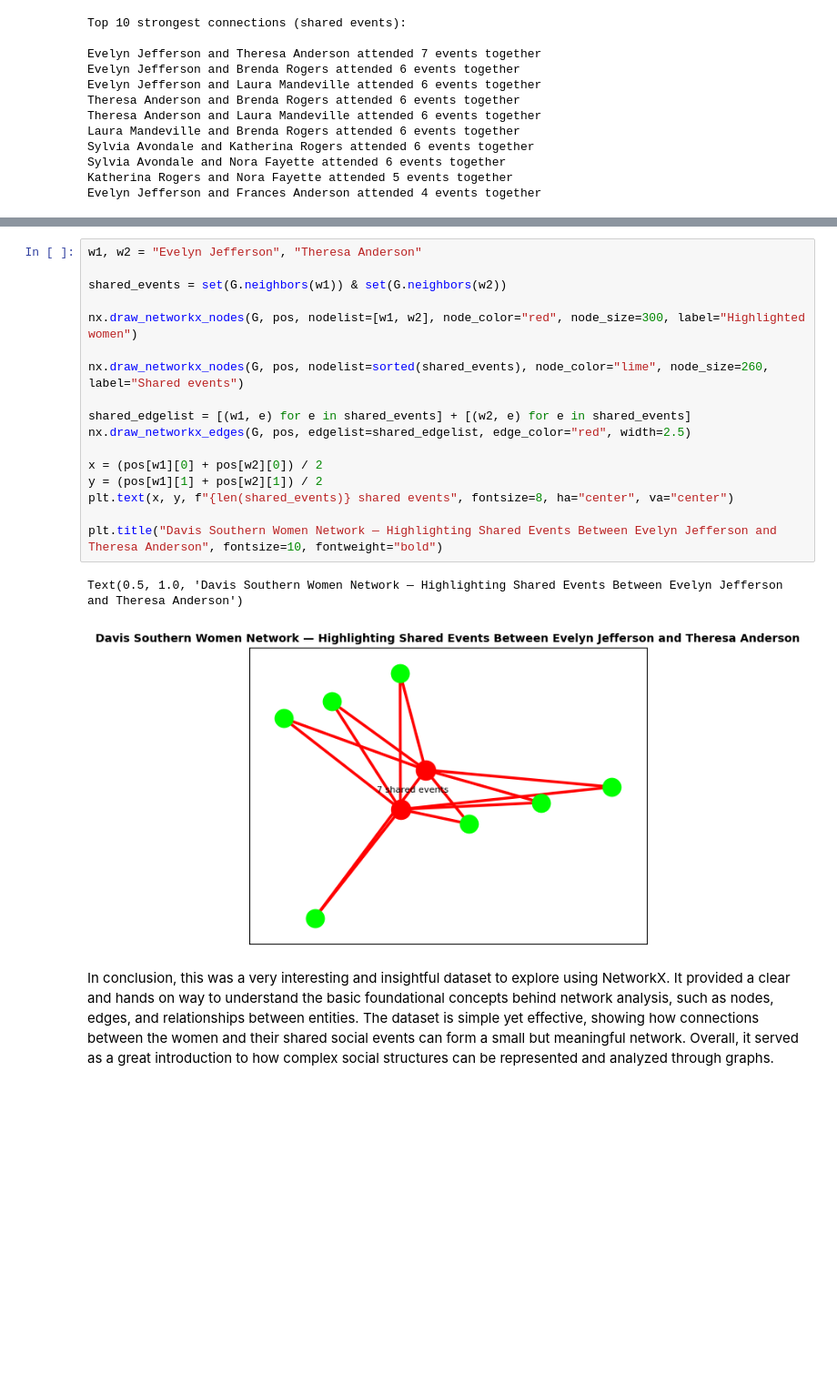
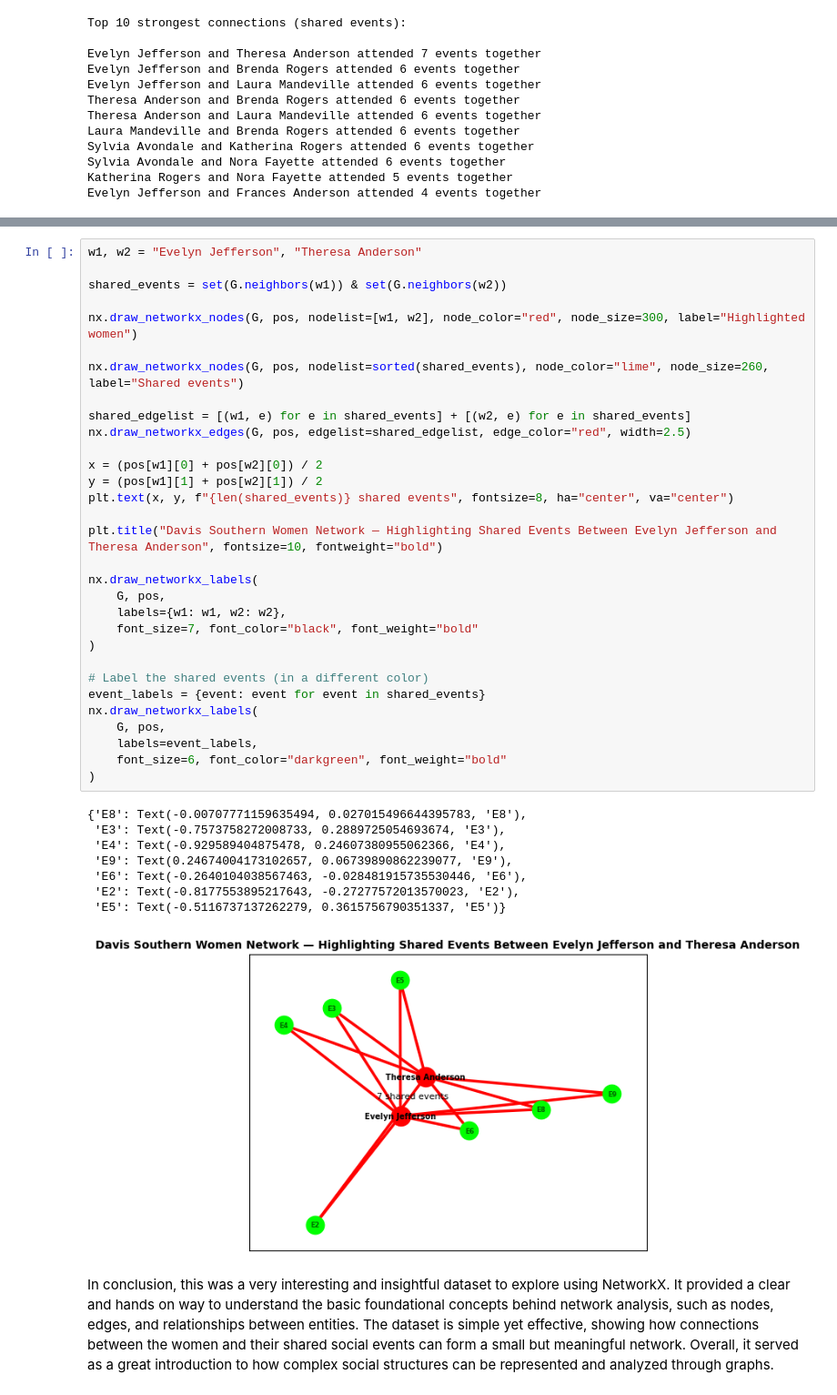
Before and after one commit to Foxxenn/CUNY_Data620_WebAnalytics, a Jupyter notebook: Week Six - Assignment Data Sets Joe Garcia.ipynb, the cells around one changed output, grey strips where cells are left out. Shown at 91% size. Drawn from its saved outputs; the diff is of its cells as text; blank space fills up the shorter version.

```diff
--- a/Week Six - Assignment Data Sets Joe Garcia.ipynb
+++ b/Week Six - Assignment Data Sets Joe Garcia.ipynb
@@ -126,22 +130,42 @@ Evelyn Jefferson and Frances Anderson attended 4 events together
 # %%
 w1, w2 = "Evelyn Jefferson", "Theresa Anderson"
 
 shared_events = set(G.neighbors(w1)) & set(G.neighbors(w2))
 
 nx.draw_networkx_nodes(G, pos, nodelist=[w1, w2], node_color="red", node_size=300, label="Highlighted women")
 
 nx.draw_networkx_nodes(G, pos, nodelist=sorted(shared_events), node_color="lime", node_size=260, label="Shared events")
 
 shared_edgelist = [(w1, e) for e in shared_events] + [(w2, e) for e in shared_events]
 nx.draw_networkx_edges(G, pos, edgelist=shared_edgelist, edge_color="red", width=2.5)
 
 x = (pos[w1][0] + pos[w2][0]) / 2
 y = (pos[w1][1] + pos[w2][1]) / 2
 plt.text(x, y, f"{len(shared_events)} shared events", fontsize=8, ha="center", va="center")
 
 plt.title("Davis Southern Women Network — Highlighting Shared Events Between Evelyn Jefferson and Theresa Anderson", fontsize=10, fontweight="bold")
+
+nx.draw_networkx_labels(
+    G, pos,
+    labels={w1: w1, w2: w2},
+    font_size=7, font_color="black", font_weight="bold"
+)
+
+# Label the shared events (in a different color)
+event_labels = {event: event for event in shared_events}
+nx.draw_networkx_labels(
+    G, pos,
+    labels=event_labels,
+    font_size=6, font_color="darkgreen", font_weight="bold"
+)
 # %% [output]
-Text(0.5, 1.0, 'Davis Southern Women Network — Highlighting Shared Events Between Evelyn Jefferson and Theresa Anderson')
+{'E8': Text(-0.00707771159635494, 0.027015496644395783, 'E8'),
+ 'E3': Text(-0.7573758272008733, 0.2889725054693674, 'E3'),
+ 'E4': Text(-0.929589404875478, 0.24607380955062366, 'E4'),
+ 'E9': Text(0.24674004173102657, 0.06739890862239077, 'E9'),
+ 'E6': Text(-0.2640104038567463, -0.028481915735530446, 'E6'),
+ 'E2': Text(-0.8177553895217643, -0.27277572013570023, 'E2'),
+ 'E5': Text(-0.5116737137262279, 0.3615756790351337, 'E5')}
-[figure, old version]
+[figure, new version]
 # %% [markdown]
 In conclusion, this was a very interesting and insightful dataset to explore using NetworkX. It provided a clear and hands on way to understand the basic foundational concepts behind network analysis, such as nodes, edges, and relationships between entities. The dataset is simple yet effective, showing how connections between the women and their shared social events can form a small but meaningful network. Overall, it served as a great introduction to how complex social structures can be represented and analyzed through graphs.
```
Also changed, not shown: parts of 4 cells of this notebook.
